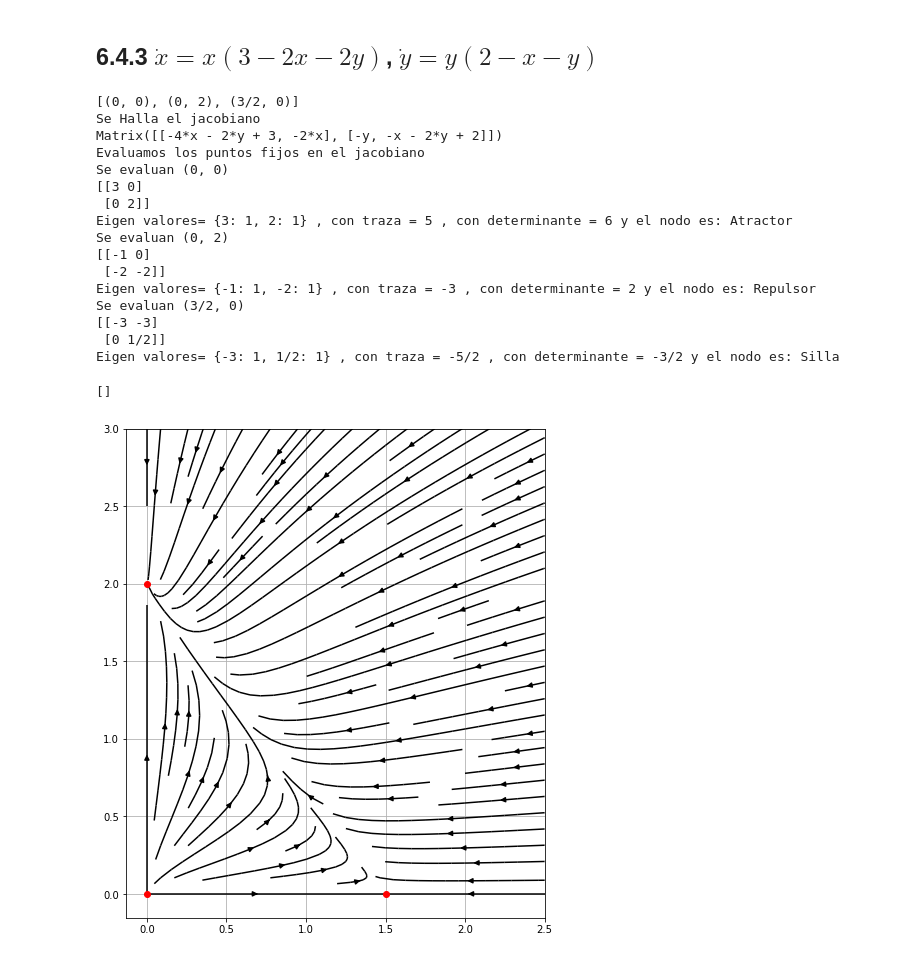
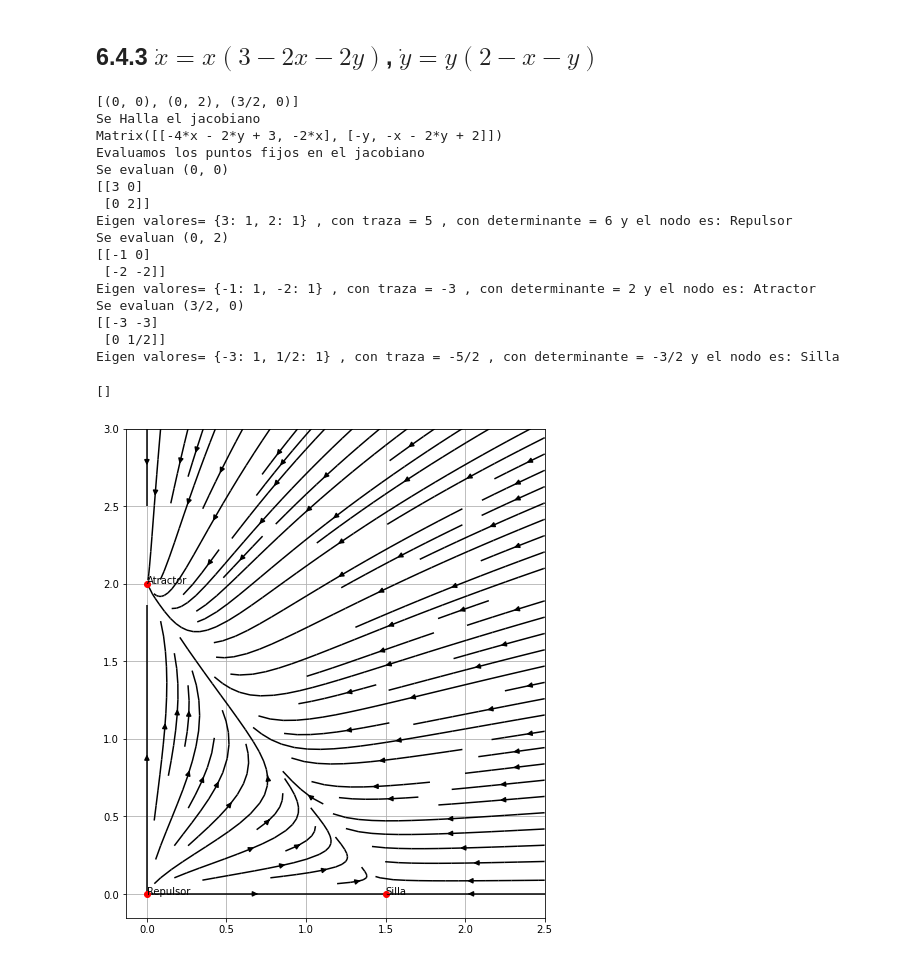
Before and after one commit to Immaczx/ModeladoySimulacion, a Jupyter notebook: Taller_4.ipynb, the cells around one changed output. Drawn from its saved outputs; the diff is of its cells as text; code cells hidden in the pictures.

```diff
--- a/Taller_4.ipynb
+++ b/Taller_4.ipynb
@@ -52,6 +52,7 @@ for r in sols:
     print('Eigen valores=',eigval,', con traza =',traza,', con determinante =',det,'y el nodo es:',Estabilidad(det,traza))
     #print('Eigen vectores',eigvec)
     plt.plot(r[0],r[1],'ro')
+    plt.annotate(Estabilidad(det,traza),(r[0],r[1]))
 
 X,Y=np.meshgrid(np.linspace(0,4,40),np.linspace(0,3,30))
 V= -(X**2)+3*X-X*Y
@@ -106,6 +107,7 @@ for r in sols:
     print(At)
     print('Eigen valores=',eigval,', con traza =',traza,', con determinante =',det,'y el nodo es:',Estabilidad(det,traza))
     plt.plot(r[0],r[1],'ro')
+    plt.annotate(Estabilidad(det,traza),(r[0],r[1]))
 
 X,Y=np.meshgrid(np.linspace(0,2.5,25),np.linspace(0,3,30))
 V= -2*(X**2)+3*X-X*Y
@@ -160,33 +162,34 @@ for r in sols:
     traza = At.trace()
     eigval = At.eigenvals()
     eigvec = At.eigenvects()
     At = np.array([[At[0], At[1]],[At[2], At[3]]])
     print(At)
     print('Eigen valores=',eigval,', con traza =',traza,', con determinante =',det,'y el nodo es:',Estabilidad(det,traza))
     plt.plot(r[0],r[1],'ro')
+    plt.annotate(Estabilidad(det,traza),(r[0],r[1]))
 
 X,Y=np.meshgrid(np.linspace(0,2.5,25),np.linspace(0,3,30))
 V= -2*(X**2)+3*X-2*X*Y
 U= -(Y**2)+2*Y-X*Y
 plt.streamplot(X,Y,V, U, color='k', density=1., arrowsize=1)
 plt.grid()
 plt.plot()
 # %% [output]
 [(0, 0), (0, 2), (3/2, 0)]
 Se Halla el jacobiano
 Matrix([[-4*x - 2*y + 3, -2*x], [-y, -x - 2*y + 2]])
 Evaluamos los puntos fijos en el jacobiano
 Se evaluan (0, 0)
 [[3 0]
  [0 2]]
-Eigen valores= {3: 1, 2: 1} , con traza = 5 , con determinante = 6 y el nodo es: Atractor
+Eigen valores= {3: 1, 2: 1} , con traza = 5 , con determinante = 6 y el nodo es: Repulsor
 Se evaluan (0, 2)
 [[-1 0]
  [-2 -2]]
-Eigen valores= {-1: 1, -2: 1} , con traza = -3 , con determinante = 2 y el nodo es: Repulsor
+Eigen valores= {-1: 1, -2: 1} , con traza = -3 , con determinante = 2 y el nodo es: Atractor
 Se evaluan (3/2, 0)
 [[-3 -3]
  [0 1/2]]
 Eigen valores= {-3: 1, 1/2: 1} , con traza = -5/2 , con determinante = -3/2 y el nodo es: Silla
 []
-[figure, old version]
+[figure, new version]
```
Also changed, not shown: parts of 3 cells of this notebook.
